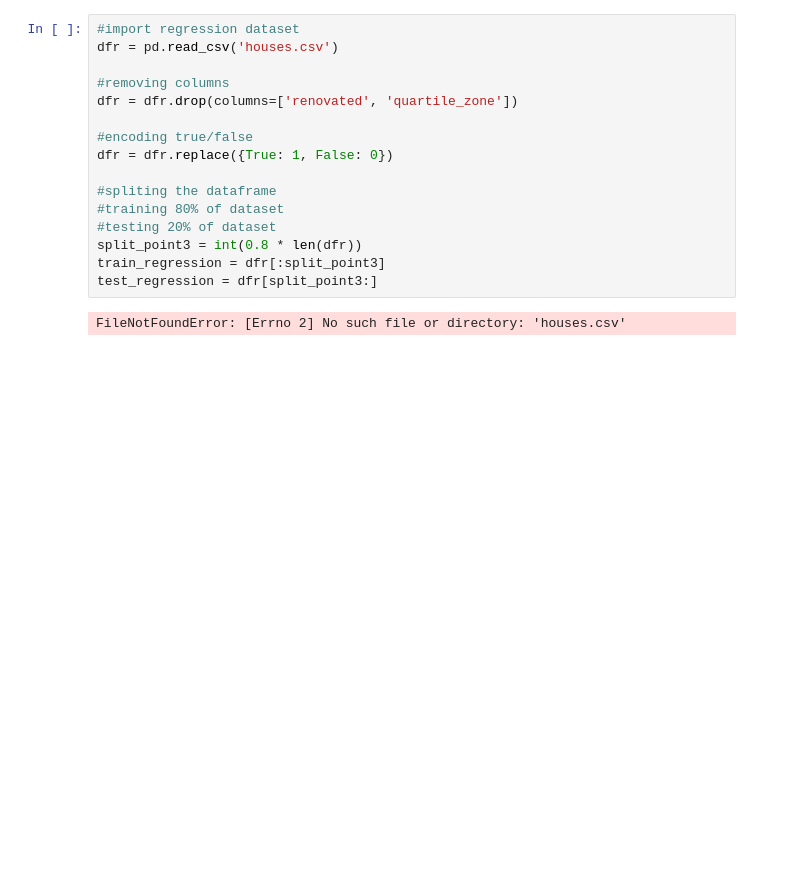
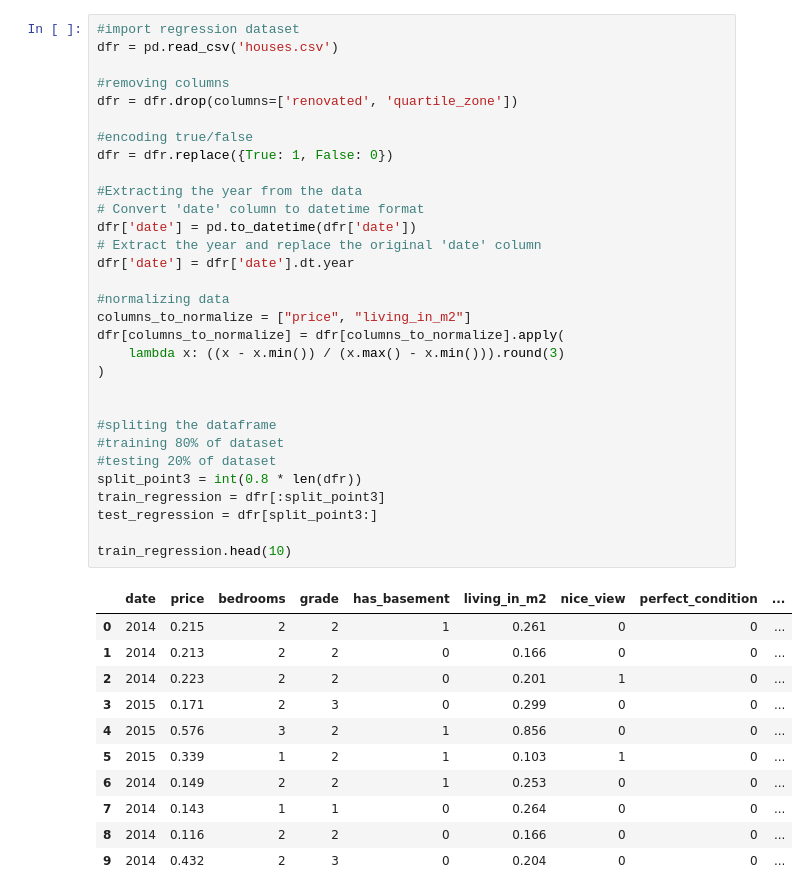
Before and after one commit to felipeabe/artificial-neural-network, a Jupyter notebook: trabalho.ipynb, the cells around one changed output. Drawn from its saved outputs; the diff is of its cells as text; blank space fills up the shorter version.

```diff
--- a/trabalho.ipynb
+++ b/trabalho.ipynb
@@ -121,18 +142,43 @@ train_binary.head()
 # %%
 #import regression dataset
 dfr = pd.read_csv('houses.csv')
 
 #removing columns
 dfr = dfr.drop(columns=['renovated', 'quartile_zone'])
 
 #encoding true/false
 dfr = dfr.replace({True: 1, False: 0})
 
+#Extracting the year from the data
+# Convert 'date' column to datetime format
+dfr['date'] = pd.to_datetime(dfr['date'])
+# Extract the year and replace the original 'date' column
+dfr['date'] = dfr['date'].dt.year
+
+#normalizing data
+columns_to_normalize = ["price", "living_in_m2"]
+dfr[columns_to_normalize] = dfr[columns_to_normalize].apply(
+    lambda x: ((x - x.min()) / (x.max() - x.min())).round(3)
+)
+
+
 #spliting the dataframe
 #training 80% of dataset
 #testing 20% of dataset
 split_point3 = int(0.8 * len(dfr))
 train_regression = dfr[:split_point3]
 test_regression = dfr[split_point3:]
+
+train_regression.head(10)
 # %% [output]
-FileNotFoundError: [Errno 2] No such file or directory: 'houses.csv'
+|  | date | price | bedrooms | grade | has_basement | living_in_m2 | nice_view | perfect_condition | ... |
+| 0 | 2014 | 0.215 | 2 | 2 | 1 | 0.261 | 0 | 0 | ... |
+| 1 | 2014 | 0.213 | 2 | 2 | 0 | 0.166 | 0 | 0 | ... |
+| 2 | 2014 | 0.223 | 2 | 2 | 0 | 0.201 | 1 | 0 | ... |
+| 3 | 2015 | 0.171 | 2 | 3 | 0 | 0.299 | 0 | 0 | ... |
+| 4 | 2015 | 0.576 | 3 | 2 | 1 | 0.856 | 0 | 0 | ... |
+| 5 | 2015 | 0.339 | 1 | 2 | 1 | 0.103 | 1 | 0 | ... |
+| 6 | 2014 | 0.149 | 2 | 2 | 1 | 0.253 | 0 | 0 | ... |
+| 7 | 2014 | 0.143 | 1 | 1 | 0 | 0.264 | 0 | 0 | ... |
+| 8 | 2014 | 0.116 | 2 | 2 | 0 | 0.166 | 0 | 0 | ... |
+| 9 | 2014 | 0.432 | 2 | 3 | 0 | 0.204 | 0 | 0 | ... |
```
Also changed, not shown: parts of 2 cells of this notebook.
